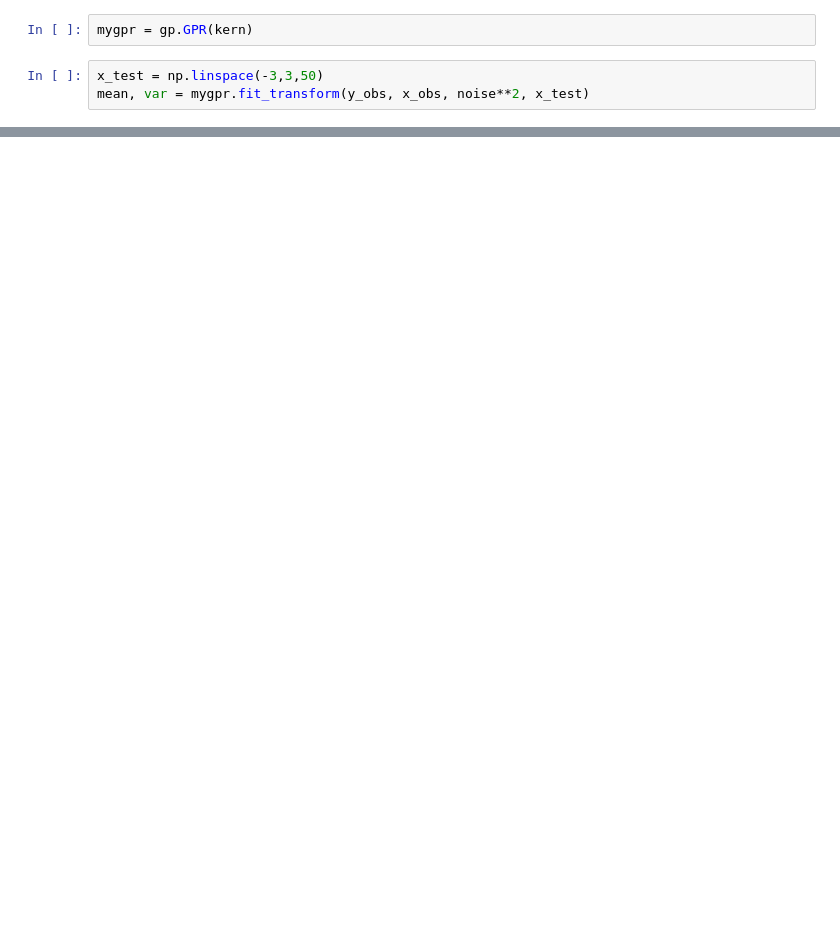
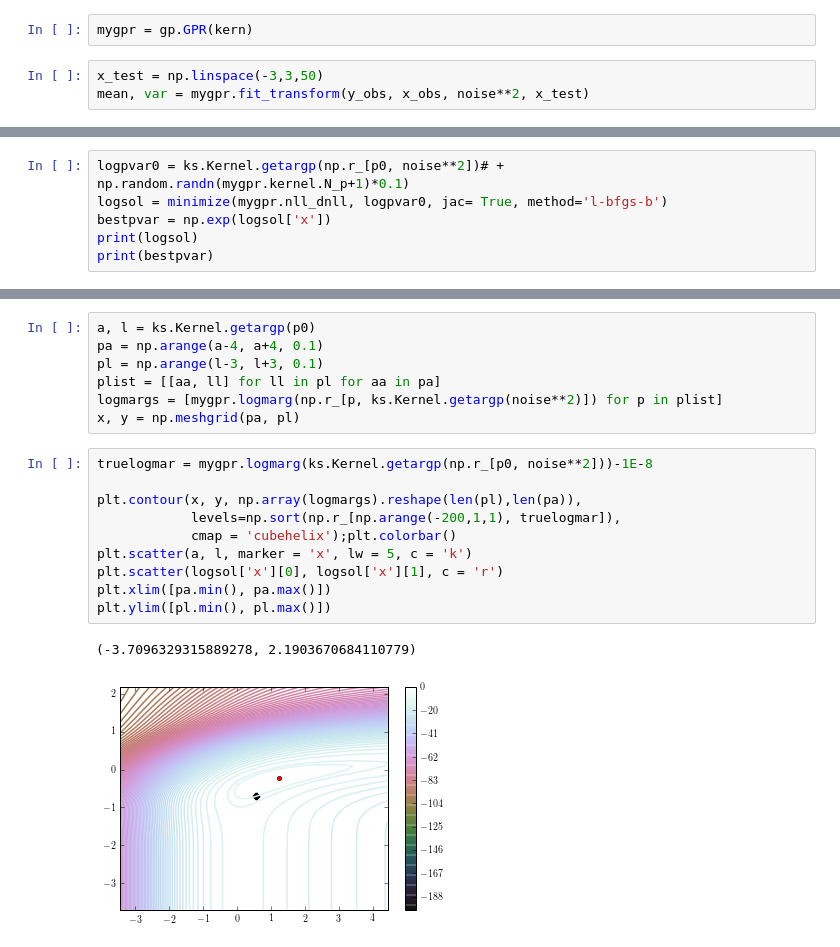
Before and after one commit to colinclement/diabetes-gp, a Jupyter notebook: nbs/colin_workspace.ipynb, the cells around one changed output, grey strips where cells are left out. Saved outputs shown, nothing was run; the diff lists cells and outputs as text; blank space fills up the shorter version.

```diff
--- a/nbs/colin_workspace.ipynb
+++ b/nbs/colin_workspace.ipynb
@@ -60,0 +64,6 @@ mygpr.log_gradmarg(np.r_[mygpr.kernel.p, noise**2])
+# %%
+logpvar0 = ks.Kernel.getargp(np.r_[p0, noise**2])# + np.random.randn(mygpr.kernel.N_p+1)*0.1)
+logsol = minimize(mygpr.nll_dnll, logpvar0, jac= True, method='l-bfgs-b')
+bestpvar = np.exp(logsol['x'])
+print(logsol)
+print(bestpvar)
@@ -60,0 +81,20 @@ mygpr.log_gradmarg(np.r_[mygpr.kernel.p, noise**2])
+# %%
+a, l = ks.Kernel.getargp(p0)
+pa = np.arange(a-4, a+4, 0.1)
+pl = np.arange(l-3, l+3, 0.1)
+plist = [[aa, ll] for ll in pl for aa in pa]
+logmargs = [mygpr.logmarg(np.r_[p, ks.Kernel.getargp(noise**2)]) for p in plist]
+x, y = np.meshgrid(pa, pl)
+# %%
+truelogmar = mygpr.logmarg(ks.Kernel.getargp(np.r_[p0, noise**2]))-1E-8
+
+plt.contour(x, y, np.array(logmargs).reshape(len(pl),len(pa)),
+            levels=np.sort(np.r_[np.arange(-200,1,1), truelogmar]),
+            cmap = 'cubehelix');plt.colorbar()
+plt.scatter(a, l, marker = 'x', lw = 5, c = 'k')
+plt.scatter(logsol['x'][0], logsol['x'][1], c = 'r')
+plt.xlim([pa.min(), pa.max()])
+plt.ylim([pl.min(), pl.max()])
+# %% [output]
+(-3.7096329315889278, 2.1903670684110779)
+[figure, added]
```
Also changed, not shown: parts of 13 cells of this notebook.
